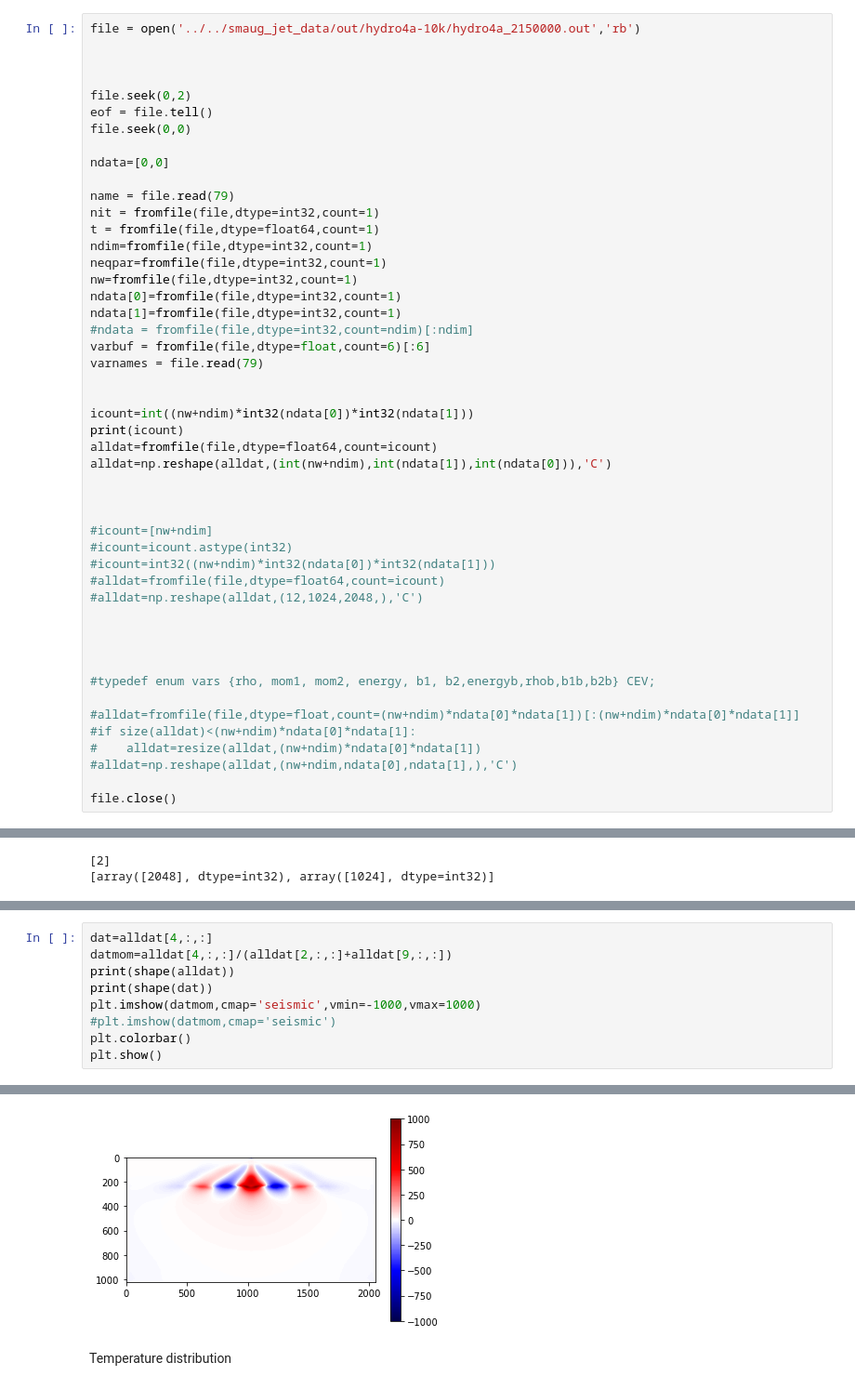
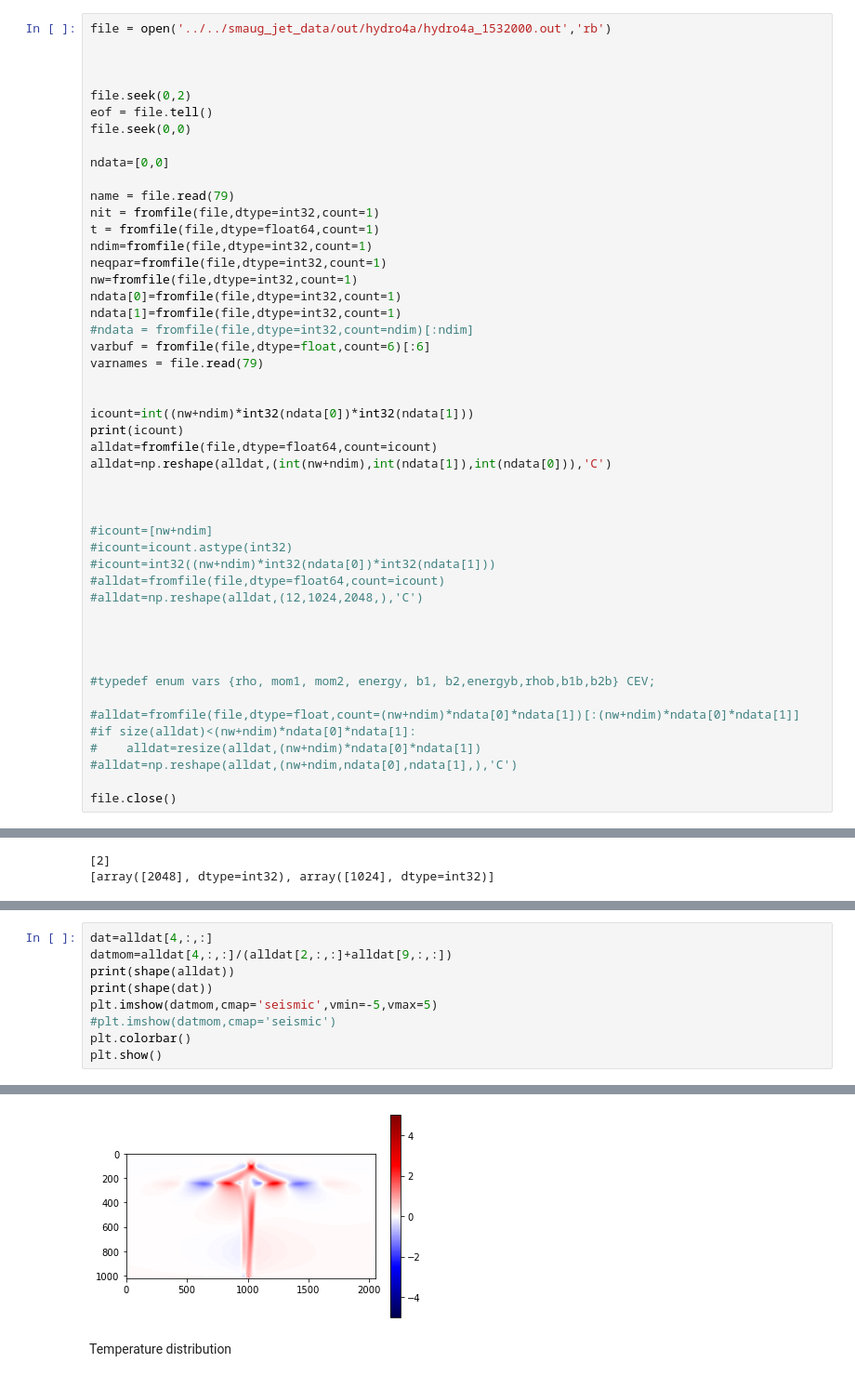
Before and after one commit to mikeg64/smaug_jet, a Jupyter notebook: python/smaug2d_surf_jet_hydro2.ipynb, the cells around one changed output, grey strips where cells are left out. Shown at 93% size. Drawn from its saved outputs; the diff is of its cells as text.

```diff
--- a/python/smaug2d_surf_jet_hydro2.ipynb
+++ b/python/smaug2d_surf_jet_hydro2.ipynb
@@ -12,7 +12,7 @@ import struct
 
 #%matplotlib inline
 # %%
-file = open('../../smaug_jet_data/out/hydro4a-10k/hydro4a_2150000.out','rb')
+file = open('../../smaug_jet_data/out/hydro4a/hydro4a_1532000.out','rb')
 
 
 
@@ -106,16 +106,16 @@ varbuf: [   1.66667    0.         0.      -274.         0.         0.     ]
 # %%
 dat=alldat[4,:,:]
 datmom=alldat[4,:,:]/(alldat[2,:,:]+alldat[9,:,:])
 print(shape(alldat))
 print(shape(dat))
-plt.imshow(datmom,cmap='seismic',vmin=-1000,vmax=1000)
+plt.imshow(datmom,cmap='seismic',vmin=-5,vmax=5)
 #plt.imshow(datmom,cmap='seismic')
 plt.colorbar()
 plt.show()
 # %% [output]
 (12, 1024, 2048)
 (1024, 2048)
-[figure, old version]
+[figure, new version]
 # %% [markdown]
 Temperature distribution
 # %%
```
Also changed, not shown: parts of 5 cells of this notebook, 55 other files.
